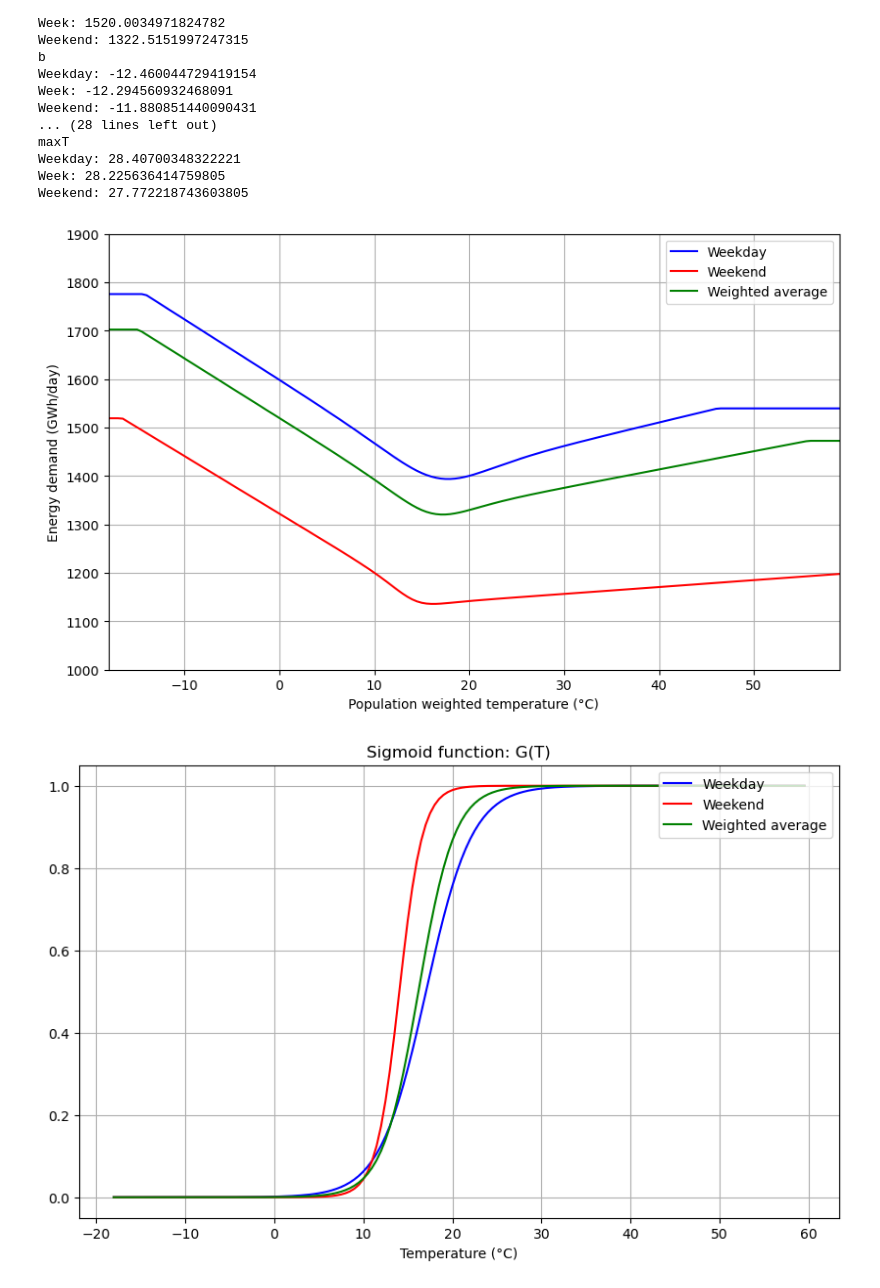
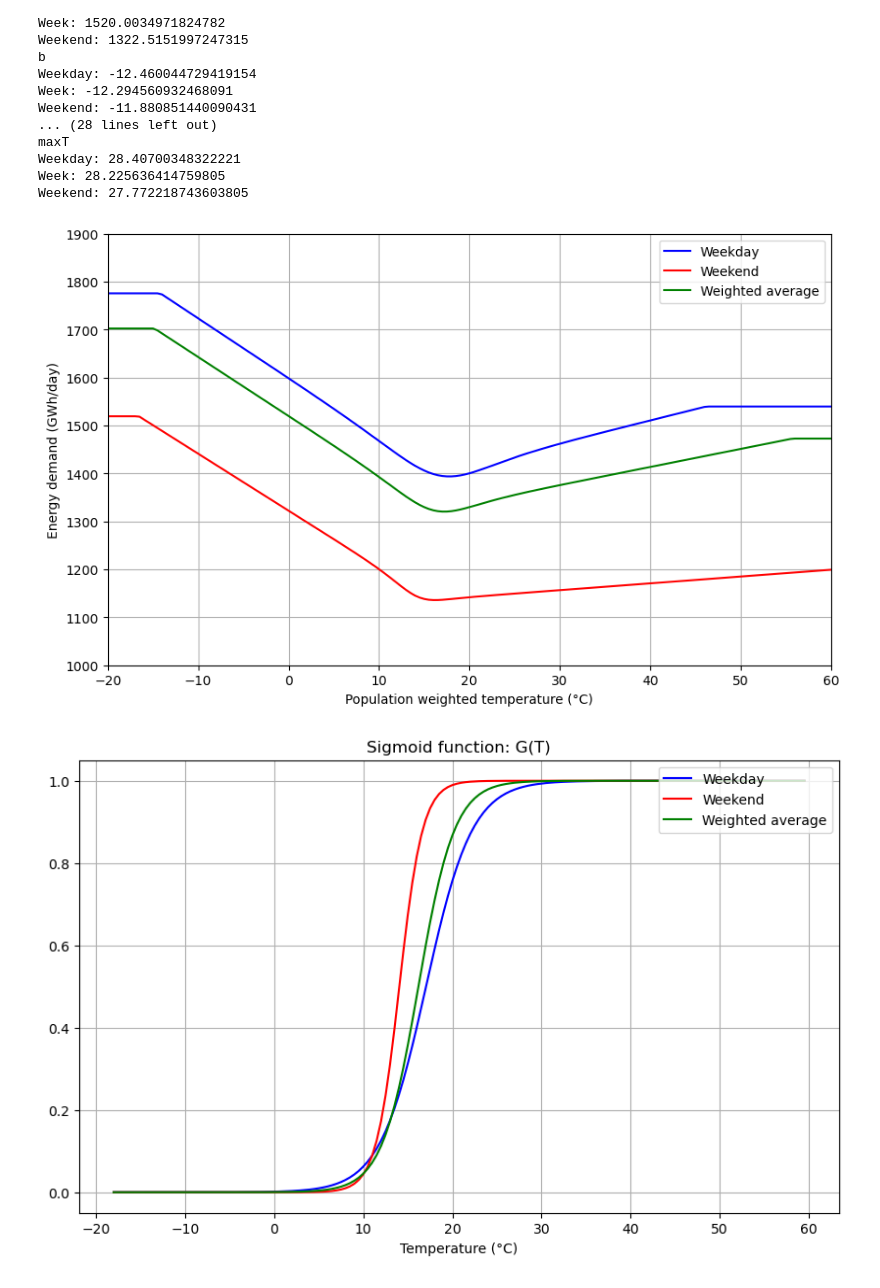
Before and after one commit to O-Nennecke/RL_2026_paper, a Jupyter notebook: Plotting_Code/SEM_visualisation_plots.ipynb, the cells around one changed output. Saved outputs shown, nothing was run; the diff lists cells and outputs as text; code cells hidden in the pictures.

```diff
--- a/Plotting_Code/SEM_visualisation_plots.ipynb
+++ b/Plotting_Code/SEM_visualisation_plots.ipynb
@@ -110,7 +110,7 @@ plt.show()
 demand_fit_values = xr.open_dataset('/home/onennecke/EU-renewable-energy-modelling-framework/input_files/demand_fit/demand_fit_values.nc')
 # %%
 # Create array from -15:45
-temperature_plt = np.arange(-18, 60, 0.5)
+temperature_plt = np.arange(-20, 61, 0.5)
 v_weekday = demand_fit_values.sel(country = 9, period = 'weekday')
 v_weekend = demand_fit_values.sel(country = 9, period = 'weekend')
 v_week = v_weekday * 5/7 + v_weekend * 2/7
@@ -167,24 +167,24 @@ for i in range(len(temperature_plt)):
 # %%
 # Plot the demand against temperature
 plt.figure(figsize=(10, 6))
 plt.plot(temperature_plt, demand_weekday, linestyle='-', color='b')
 plt.plot(temperature_plt, demand_weekend, linestyle='-', color='r')
 plt.plot(temperature_plt, demand_week, linestyle='-', color='g')
 # plt.title('Demand fit for Germany')
 plt.xlabel('Population weighted temperature (°C)')
 plt.ylabel('Energy demand (GWh/day)')
 plt.grid(True)
-plt.xlim([-18, 59])
+plt.xlim([-20, 60])
 plt.ylim([1000, 1900])
 
 plt.legend(['Weekday', 'Weekend', 'Weighted average'], loc='upper right')
 
 # save the plot
 plt.savefig('/home/onennecke/Code/Figures/demand_fit_germany_draft.png', dpi=300, bbox_inches='tight')
 
 plt.show()
 # %% [output]
-[figure, old version]
+[figure, new version]
 # %%
 # G = 1 / (1 + np.exp(-v.e * (temperature_plt[i] - v.f)))
 
```
Also changed, not shown: parts of 1 cell of this notebook, 17 other files.
